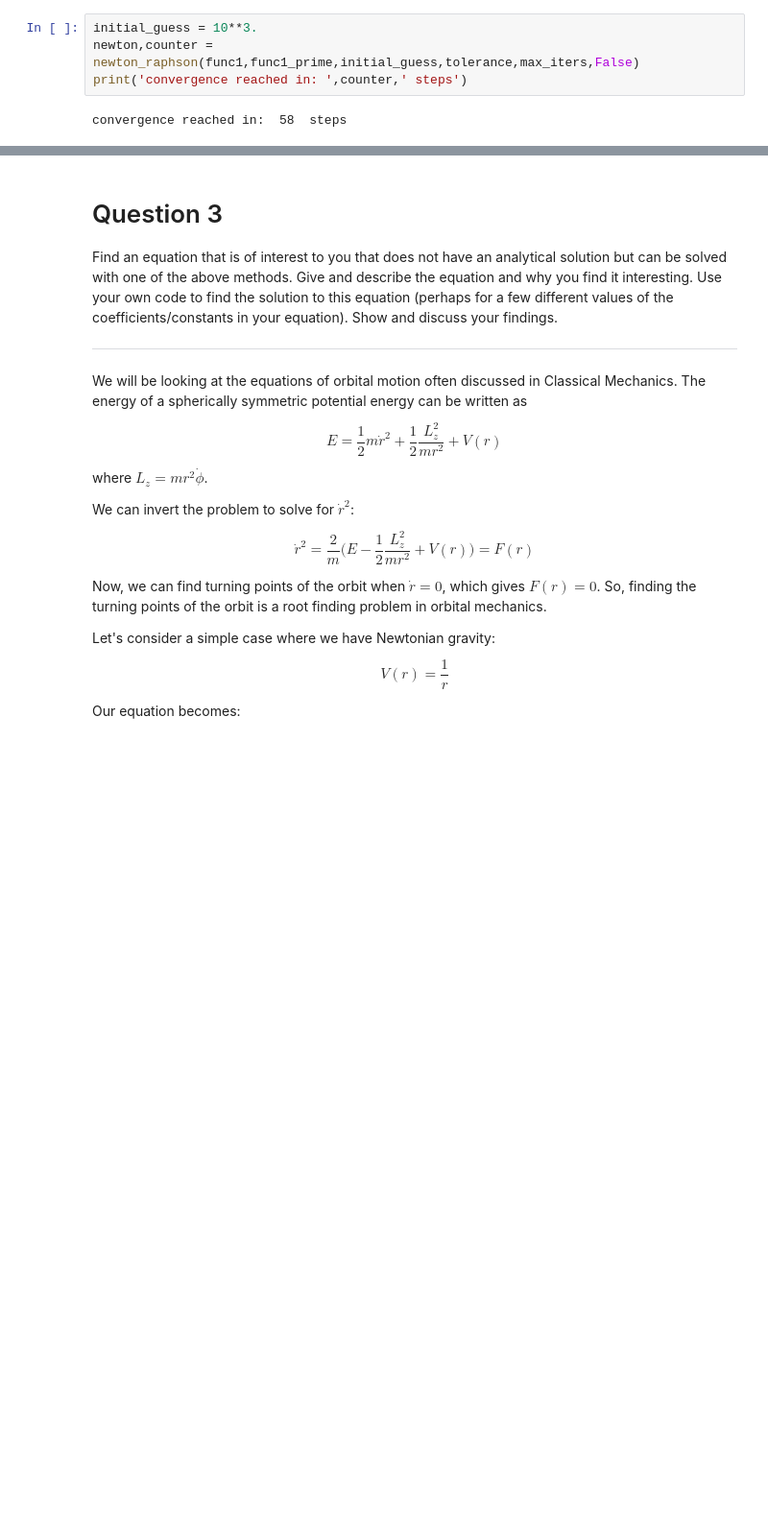
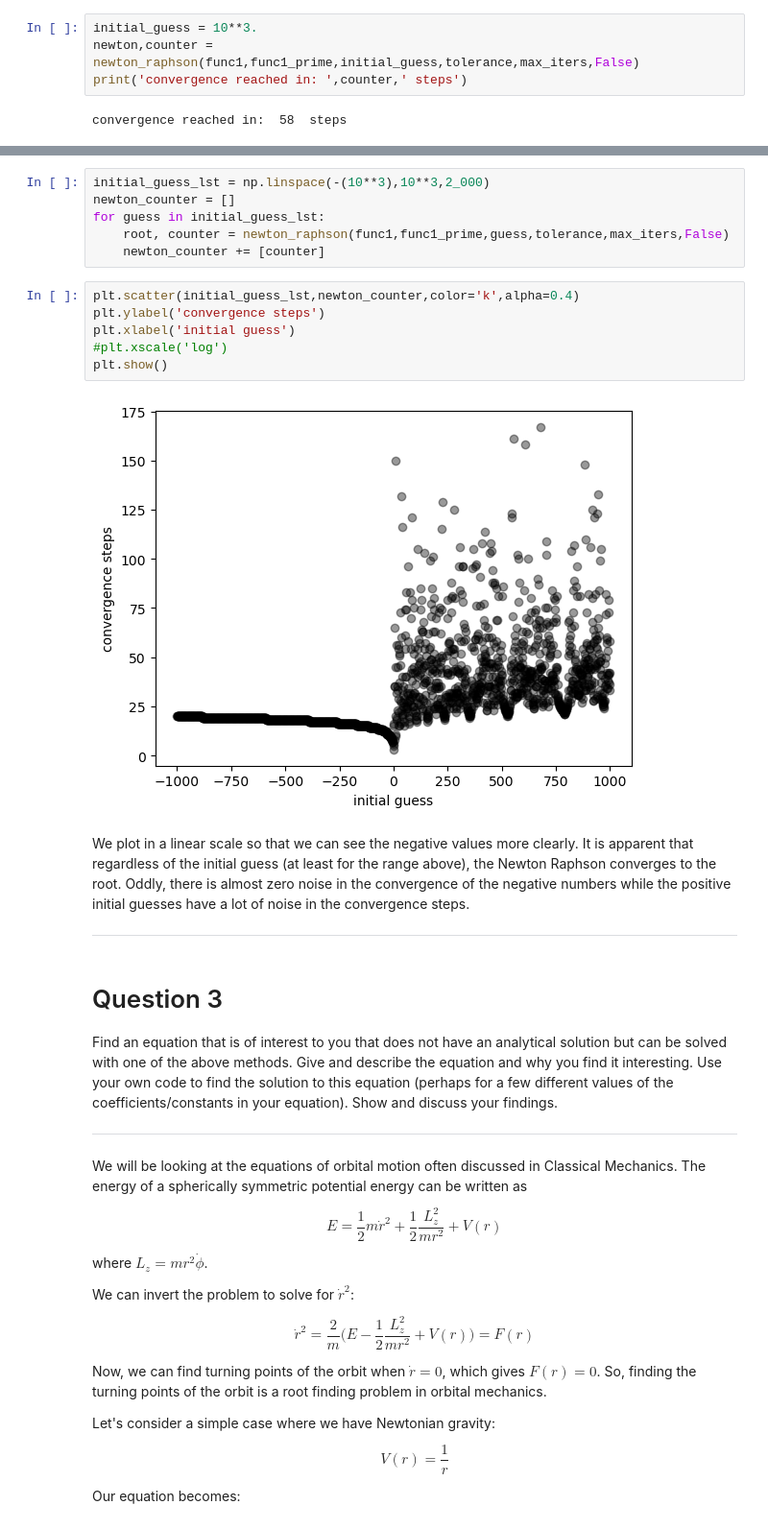
Before and after one commit to gilgarcia-01/ASTR5900, a Jupyter notebook: hw/hw2/ggarcia_CompAstro_hw2.ipynb, the cells around one changed output, grey strips where cells are left out. Shown at 96% size. Saved outputs shown, nothing was run; the diff lists cells and outputs as text; blank space fills up the shorter version.

```diff
--- a/hw/hw2/ggarcia_CompAstro_hw2.ipynb
+++ b/hw/hw2/ggarcia_CompAstro_hw2.ipynb
@@ -497,3 +512,21 @@ From the plot, the Newton Raphson has a lot more noise than the bisection method
+# %%
+initial_guess_lst = np.linspace(-(10**3),10**3,2_000)
+newton_counter = []
+for guess in initial_guess_lst:
+    root, counter = newton_raphson(func1,func1_prime,guess,tolerance,max_iters,False)
+    newton_counter += [counter]
+# %%
+plt.scatter(initial_guess_lst,newton_counter,color='k',alpha=0.4)
+plt.ylabel('convergence steps')
+plt.xlabel('initial guess')
+#plt.xscale('log')
+plt.show()
+# %% [output]
+[figure, added]
+# %% [markdown]
+We plot in a linear scale so that we can see the negative values more clearly. It is apparent that regardless of the initial guess (at least for the range above), the Newton Raphson converges to the root. Oddly, there is almost zero noise in the convergence of the negative numbers while the positive initial guesses have a lot of noise in the convergence steps.
+
+___
 # %% [markdown]
 # Question 3
 
```
Also changed, not shown: parts of 12 cells of this notebook.
